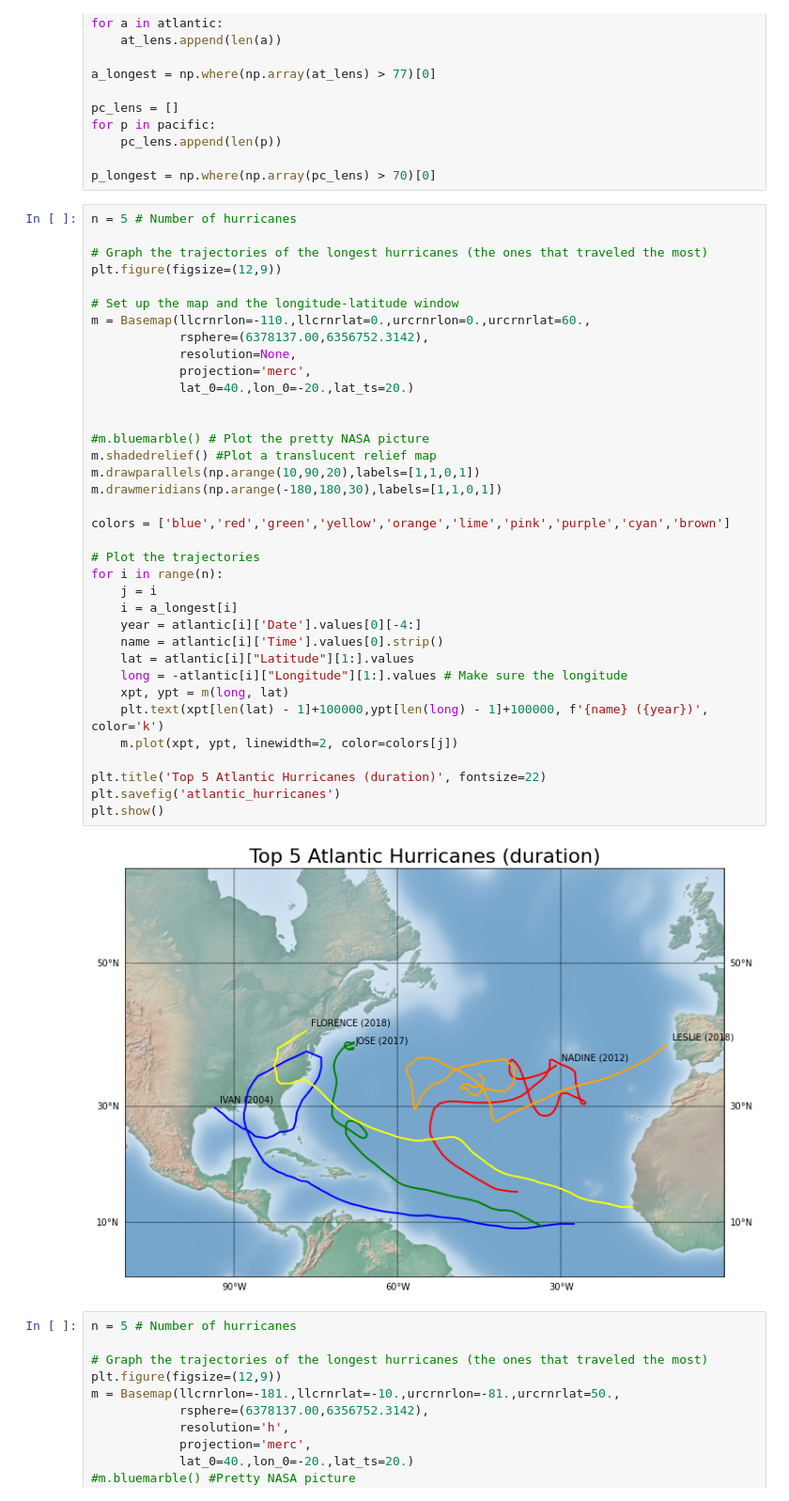
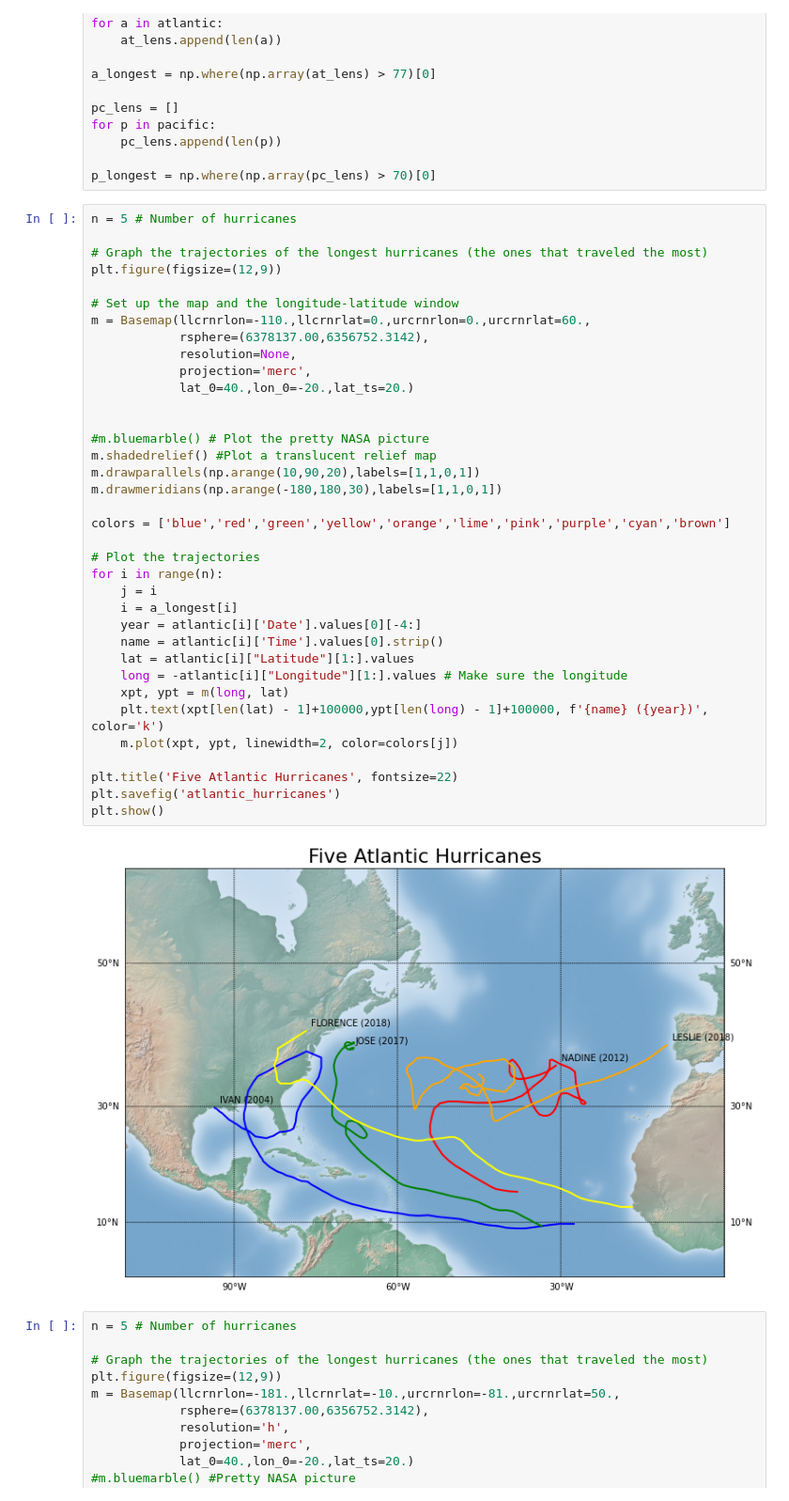
Before and after one commit to samco7/hurricane-prediction, a Jupyter notebook: Code/visualizations.ipynb, the cells around one changed output. Shown at 94% size. Saved outputs shown, nothing was run; the diff lists cells and outputs as text.

```diff
--- a/Code/visualizations.ipynb
+++ b/Code/visualizations.ipynb
@@ -37,35 +37,35 @@ plt.figure(figsize=(12,9))
 # Set up the map and the longitude-latitude window
 m = Basemap(llcrnrlon=-110.,llcrnrlat=0.,urcrnrlon=0.,urcrnrlat=60.,
             rsphere=(6378137.00,6356752.3142),
             resolution=None,
             projection='merc',
             lat_0=40.,lon_0=-20.,lat_ts=20.)
 
 
 #m.bluemarble() # Plot the pretty NASA picture
 m.shadedrelief() #Plot a translucent relief map
 m.drawparallels(np.arange(10,90,20),labels=[1,1,0,1])
 m.drawmeridians(np.arange(-180,180,30),labels=[1,1,0,1])
 
 colors = ['blue','red','green','yellow','orange','lime','pink','purple','cyan','brown']
 
 # Plot the trajectories
 for i in range(n):
     j = i
     i = a_longest[i]
     year = atlantic[i]['Date'].values[0][-4:]
     name = atlantic[i]['Time'].values[0].strip()
     lat = atlantic[i]["Latitude"][1:].values
     long = -atlantic[i]["Longitude"][1:].values # Make sure the longitude
     xpt, ypt = m(long, lat)
     plt.text(xpt[len(lat) - 1]+100000,ypt[len(long) - 1]+100000, f'{name} ({year})', color='k')
     m.plot(xpt, ypt, linewidth=2, color=colors[j])
 
-plt.title('Top 5 Atlantic Hurricanes (duration)', fontsize=22)
+plt.title('Five Atlantic Hurricanes', fontsize=22)
 plt.savefig('atlantic_hurricanes')
 plt.show()
 # %% [output]
-[figure, old version]
+[figure, new version]
 # %%
 n = 5 # Number of hurricanes
 
```
Also changed, not shown: parts of 3 cells of this notebook.
